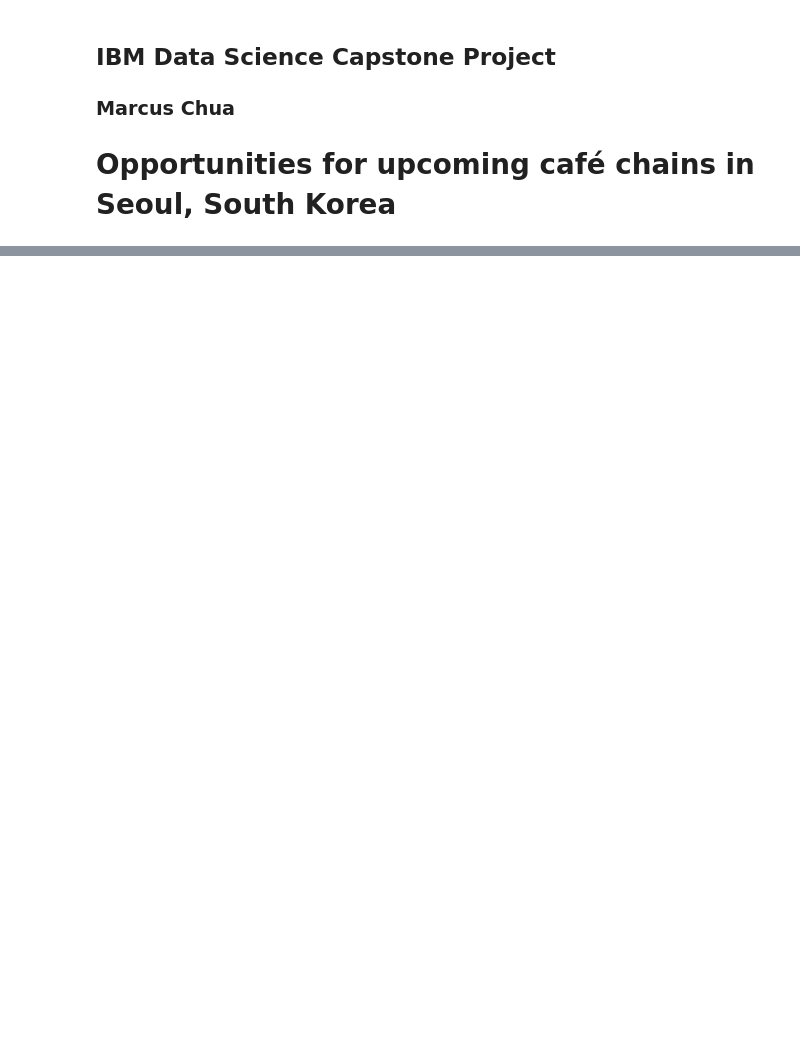
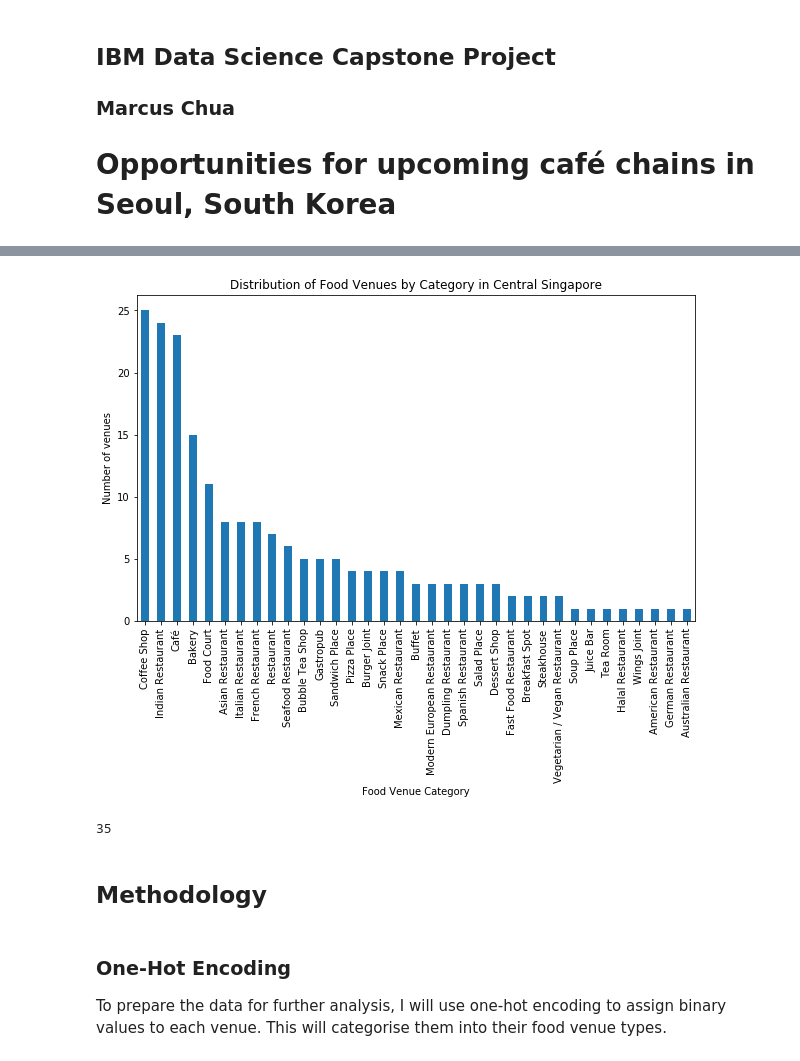
Before and after one commit to marcuschj/Coursera_Capstone, a Jupyter notebook: Capstone_Coursera_Notebook.ipynb, the cells around one changed output, grey strips where cells are left out. Drawn from its saved outputs; the diff is of its cells as text; code cells hidden in the pictures; blank space fills up the shorter version.

```diff
--- a/Capstone_Coursera_Notebook.ipynb
+++ b/Capstone_Coursera_Notebook.ipynb
@@ -34,0 +146,3 @@ Finally, the data will be analysed using clustering methods and visualised with
+# %%
+sgdistricts = sgdistricts.loc[[0,1,5,6,7,8,9,10,11],:]
+sgdistricts
@@ -34,0 +235,13 @@ Finally, the data will be analysed using clustering methods and visualised with
+# %%
+# Searching Foursquare categories for types of food venues
+venuecategoriesurl = 'https://api.foursquare.com/v2/venues/categories?&client_id={}&client_secret={}&v={}'.format(
+            CLIENT_ID,
+            CLIENT_SECRET,
+            VERSION)
+foodvenuetypes = []
+venuecategories = requests.get(venuecategoriesurl).json()
+foodvenues = venuecategories['response']['categories'][3]['categories']
+
+# Storing food venues into a list
+for row in foodvenues:
+    foodvenuetypes.append(row['name'])
@@ -34,0 +321,11 @@ Finally, the data will be analysed using clustering methods and visualised with
+# %%
+# Checking number of venues
+print(sg_district_venues.shape)
+
+# Narrowing down to food venues
+sg_district_food_venues = sg_district_venues[sg_district_venues['Venue Category'].isin(foodvenuetypes)]
+
+# Checking number of food venues
+print(sg_district_food_venues.shape)
+
+sg_district_food_venues.head()
@@ -34,0 +349,21 @@ Finally, the data will be analysed using clustering methods and visualised with
+# %%
+# Obtaining food venue counts in a dataframe
+food_venue_counts = sg_district_food_venues['Venue Category'].value_counts()
+
+# Plotting the bar graph of food venue counts
+food_venue_counts.plot(kind='bar', figsize=(10, 6))
+
+plt.xlabel('Food Venue Category') # add to x-label to the plot
+plt.ylabel('Number of venues') # add y-label to the plot
+plt.title('Distribution of Food Venues by Category in Central Singapore') # add title to the plot
+
+plt.show()
+print(len(sg_district_food_venues['Venue Category'].unique()))
+# %% [output]
+[figure, added]
+35
+# %% [markdown]
+## Methodology
+# %% [markdown]
+### One-Hot Encoding
+To prepare the data for further analysis, I will use one-hot encoding to assign binary values to each venue. This will categorise them into their food venue types.
```
Also changed, not shown: parts of 50 cells of this notebook.
